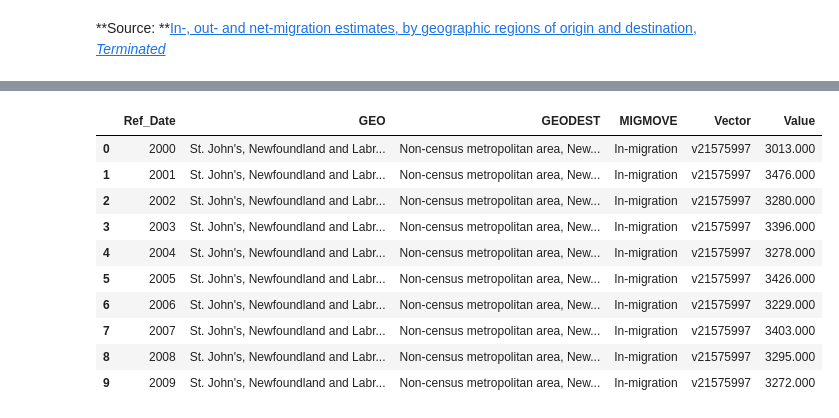
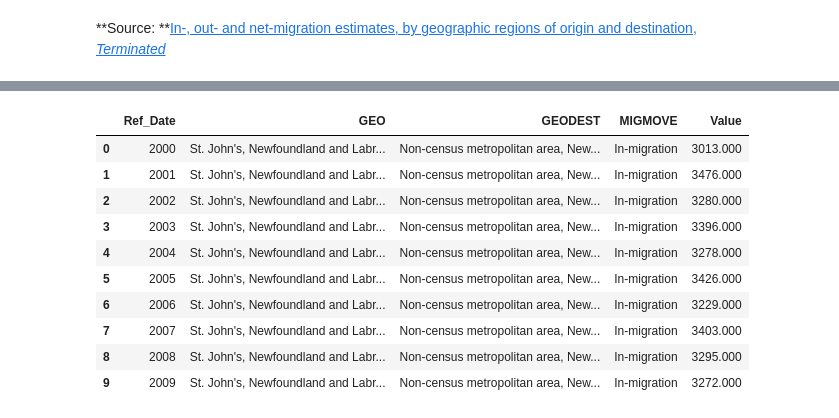
Before and after one commit to CitizensCode/PopulationFlow, a Jupyter notebook: PopulationFlow.ipynb, the cells around one changed output, grey strips where cells are left out. Cells and saved outputs as stored; diff of their text form; code cells hidden in the pictures.

```diff
--- a/PopulationFlow.ipynb
+++ b/PopulationFlow.ipynb
@@ -20,23 +22,25 @@ flowData.head()
 | 3 | 2003 | St. John's, Newfoundland and Labr... | 10001 | Non-census metropolitan area, New... | NaN | In-migration | v21575997 | 1.2.1 | ... |
 | 4 | 2004 | St. John's, Newfoundland and Labr... | 10001 | Non-census metropolitan area, New... | NaN | In-migration | v21575997 | 1.2.1 | ... |
 # %%
+# Remove unneeded columns
 dropCols = ['Geographical classification',
-            'Geographical classification.1',
-            'Coordinate']
+           'Geographical classification.1',
+           'Coordinate',
+           'Vector']
 flowData = flowData.drop(dropCols, axis=1)
 flowData.head(10)
 # %% [output]
-|  | Ref_Date | GEO | GEODEST | MIGMOVE | Vector | Value |
-| 0 | 2000 | St. John's, Newfoundland and Labr... | Non-census metropolitan area, New... | In-migration | v21575997 | 3013.000 |
-| 1 | 2001 | St. John's, Newfoundland and Labr... | Non-census metropolitan area, New... | In-migration | v21575997 | 3476.000 |
-| 2 | 2002 | St. John's, Newfoundland and Labr... | Non-census metropolitan area, New... | In-migration | v21575997 | 3280.000 |
-| 3 | 2003 | St. John's, Newfoundland and Labr... | Non-census metropolitan area, New... | In-migration | v21575997 | 3396.000 |
-| 4 | 2004 | St. John's, Newfoundland and Labr... | Non-census metropolitan area, New... | In-migration | v21575997 | 3278.000 |
-| 5 | 2005 | St. John's, Newfoundland and Labr... | Non-census metropolitan area, New... | In-migration | v21575997 | 3426.000 |
-| 6 | 2006 | St. John's, Newfoundland and Labr... | Non-census metropolitan area, New... | In-migration | v21575997 | 3229.000 |
-| 7 | 2007 | St. John's, Newfoundland and Labr... | Non-census metropolitan area, New... | In-migration | v21575997 | 3403.000 |
-| 8 | 2008 | St. John's, Newfoundland and Labr... | Non-census metropolitan area, New... | In-migration | v21575997 | 3295.000 |
-| 9 | 2009 | St. John's, Newfoundland and Labr... | Non-census metropolitan area, New... | In-migration | v21575997 | 3272.000 |
+|  | Ref_Date | GEO | GEODEST | MIGMOVE | Value |
+| 0 | 2000 | St. John's, Newfoundland and Labr... | Non-census metropolitan area, New... | In-migration | 3013.000 |
+| 1 | 2001 | St. John's, Newfoundland and Labr... | Non-census metropolitan area, New... | In-migration | 3476.000 |
+| 2 | 2002 | St. John's, Newfoundland and Labr... | Non-census metropolitan area, New... | In-migration | 3280.000 |
+| 3 | 2003 | St. John's, Newfoundland and Labr... | Non-census metropolitan area, New... | In-migration | 3396.000 |
+| 4 | 2004 | St. John's, Newfoundland and Labr... | Non-census metropolitan area, New... | In-migration | 3278.000 |
+| 5 | 2005 | St. John's, Newfoundland and Labr... | Non-census metropolitan area, New... | In-migration | 3426.000 |
+| 6 | 2006 | St. John's, Newfoundland and Labr... | Non-census metropolitan area, New... | In-migration | 3229.000 |
+| 7 | 2007 | St. John's, Newfoundland and Labr... | Non-census metropolitan area, New... | In-migration | 3403.000 |
+| 8 | 2008 | St. John's, Newfoundland and Labr... | Non-census metropolitan area, New... | In-migration | 3295.000 |
+| 9 | 2009 | St. John's, Newfoundland and Labr... | Non-census metropolitan area, New... | In-migration | 3272.000 |
 # %%
 # Filter for only the most recent data
 flowData2011 = flowData[flowData['Ref_Date'] == 2011].drop('Ref_Date', axis=1).reset_index(drop=True)
```
Also changed, not shown: parts of 9 cells of this notebook, 1 other file.
